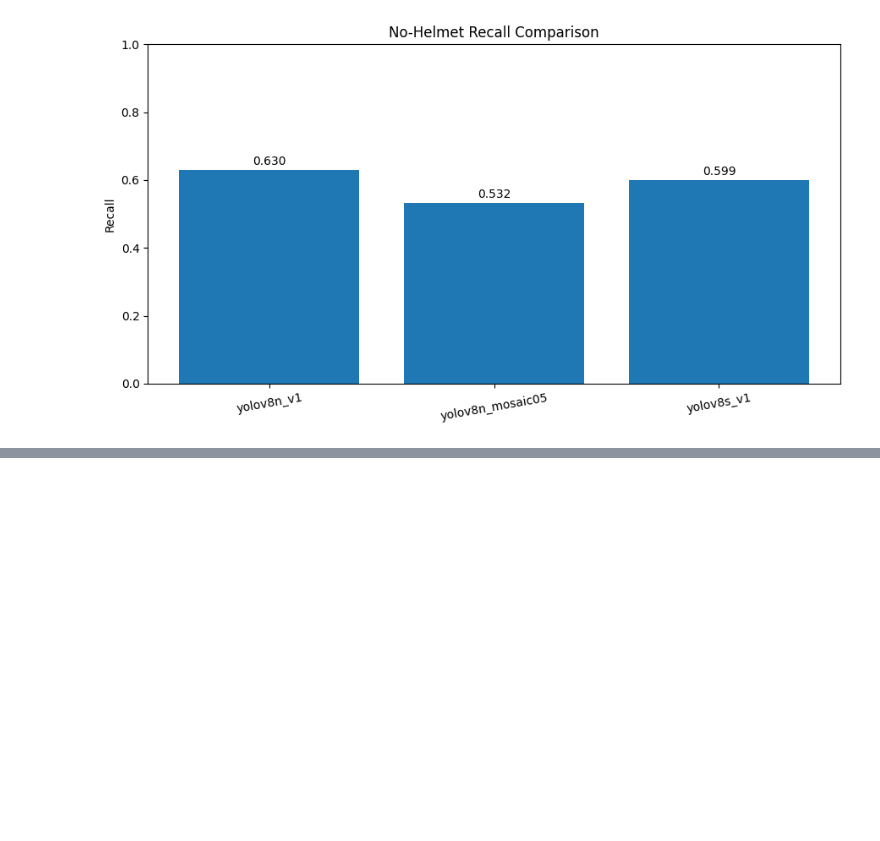
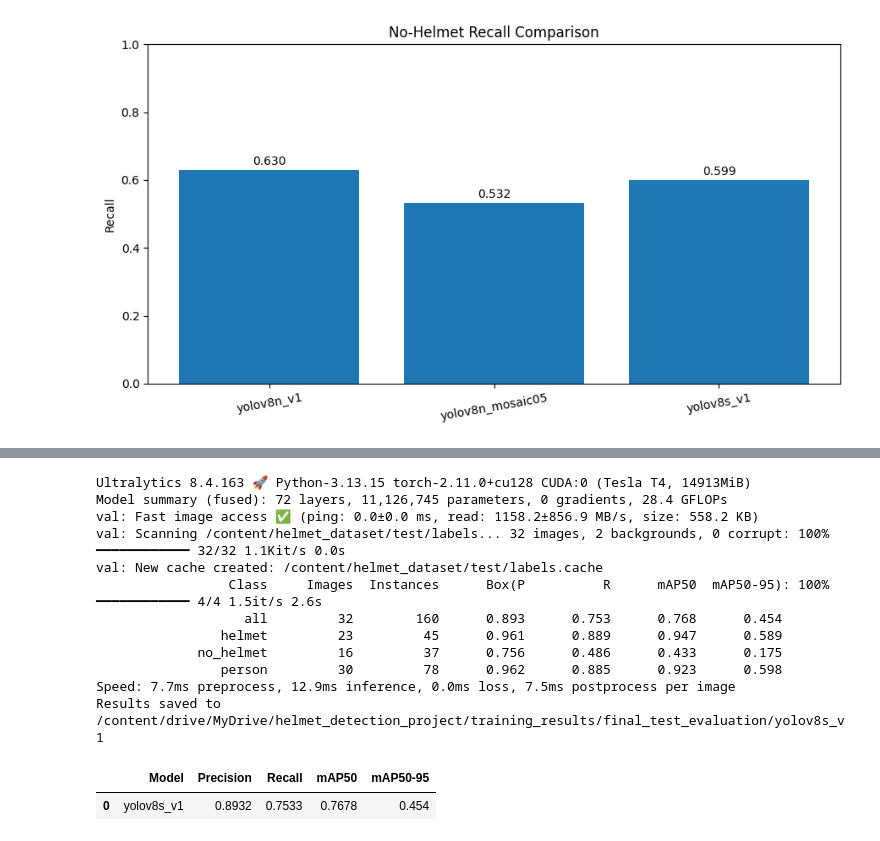
Before and after one commit to faizanarif2/worker-safety-helmet-detection, a Jupyter notebook: training.ipynb, the cells around one changed output, grey strips where cells are left out. Drawn from its saved outputs; the diff is of its cells as text; code cells hidden in the pictures; blank space fills up the shorter version.

```diff
--- a/training.ipynb
+++ b/training.ipynb
@@ -534,0 +577,44 @@ plt.show()
+# %%
+test_dir = runs_dir / "final_test_evaluation"
+
+test_metrics = final_model.val(
+    data=str(data_yaml),
+    split="test",
+    imgsz=640,
+    batch=8,
+    device=device,
+    plots=True,
+    project=str(test_dir),
+    name=selected_experiment,
+    exist_ok=True
+)
+
+test_df = pd.DataFrame([{
+    "Model": selected_experiment,
+    "Precision": float(test_metrics.box.mp),
+    "Recall": float(test_metrics.box.mr),
+    "mAP50": float(test_metrics.box.map50),
+    "mAP50-95": float(test_metrics.box.map)
+}])
+
+display(test_df.round(4))
+
+test_df.to_csv(
+    test_dir / "final_test_metrics.csv",
+    index=False
+)
+# %% [output]
+Ultralytics 8.4.163 🚀 Python-3.13.15 torch-2.11.0+cu128 CUDA:0 (Tesla T4, 14913MiB)
+Model summary (fused): 72 layers, 11,126,745 parameters, 0 gradients, 28.4 GFLOPs
+val: Fast image access ✅ (ping: 0.0±0.0 ms, read: 1158.2±856.9 MB/s, size: 558.2 KB)
+val: Scanning /content/helmet_dataset/test/labels... 32 images, 2 backgrounds, 0 corrupt: 100% ━━━━━━━━━━━━ 32/32 1.1Kit/s 0.0s
+val: New cache created: /content/helmet_dataset/test/labels.cache
+                 Class     Images  Instances      Box(P          R      mAP50  mAP50-95): 100% ━━━━━━━━━━━━ 4/4 1.5it/s 2.6s
+                   all         32        160      0.893      0.753      0.768      0.454
+                helmet         23         45      0.961      0.889      0.947      0.589
+             no_helmet         16         37      0.756      0.486      0.433      0.175
+                person         30         78      0.962      0.885      0.923      0.598
+Speed: 7.7ms preprocess, 12.9ms inference, 0.0ms loss, 7.5ms postprocess per image
+Results saved to /content/drive/MyDrive/helmet_detection_project/training_results/final_test_evaluation/yolov8s_v1
+|  | Model | Precision | Recall | mAP50 | mAP50-95 |
+| 0 | yolov8s_v1 | 0.8932 | 0.7533 | 0.7678 | 0.454 |
```
Also changed, not shown: parts of 2 cells of this notebook.
